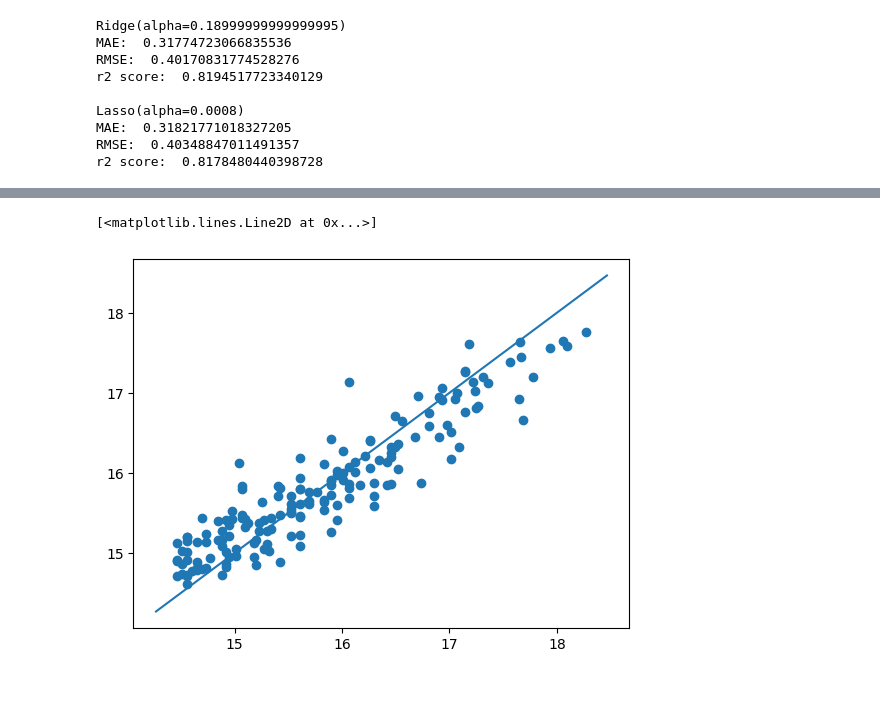
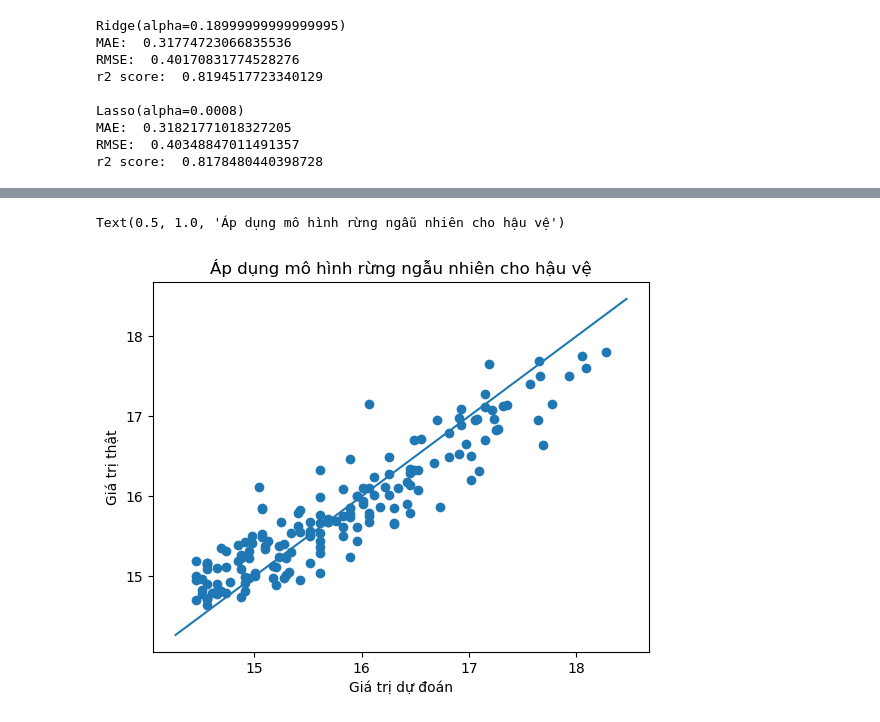
Before and after one commit to theWorstSolution/football-predictor, a Jupyter notebook: notebooks/defender.ipynb, the cells around one changed output, grey strips where cells are left out. Saved outputs shown, nothing was run; the diff lists cells and outputs as text; code cells hidden in the pictures; blank space fills up the shorter version.

```diff
--- a/notebooks/defender.ipynb
+++ b/notebooks/defender.ipynb
@@ -322,10 +322,13 @@ pd.DataFrame(zip(y_test, y_pred), columns=['target', 'predict'])
 # %%
 # các điểm nằm dưới đường chéo cho thấy y_test > y_pred và ngược lại
 plt.scatter(y_test, y_pred)
 plt.plot(plt.xlim(), plt.xlim())
+plt.xlabel('Giá trị dự đoán')
+plt.ylabel('Giá trị thật')
+plt.title('Áp dụng mô hình rừng ngẫu nhiên cho hậu vệ')
 # %% [output]
-[<matplotlib.lines.Line2D at 0x...>]
+Text(0.5, 1.0, 'Áp dụng mô hình rừng ngẫu nhiên cho hậu vệ')
-[figure, old version]
+[figure, new version]
 # %%
 percent_loss = np.sum(abs(np.exp(y_test) - np.exp(y_pred)) / np.exp(y_test)) * 1./len(y_test)
 percent_loss
```
Also changed, not shown: parts of 4 cells of this notebook, 3 other files.
